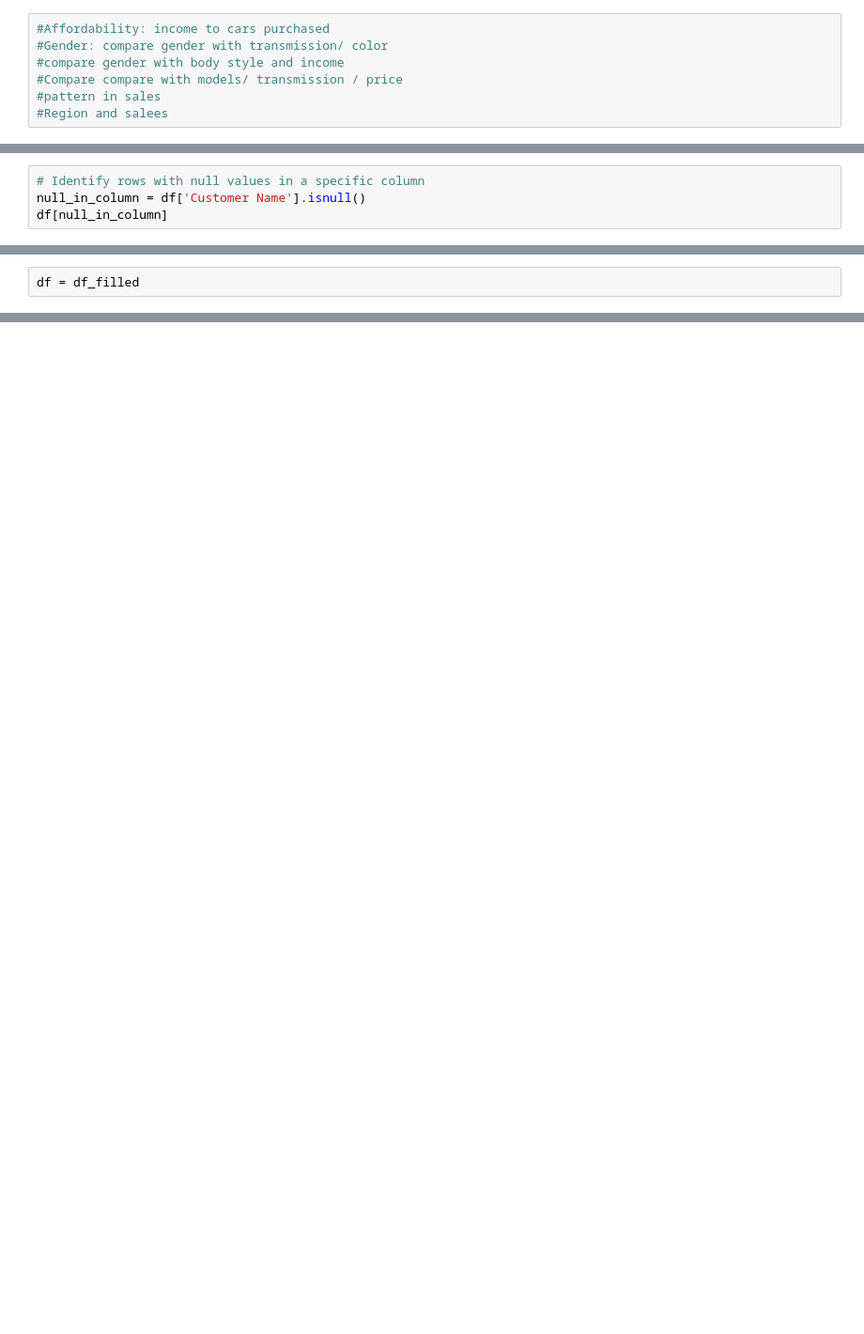
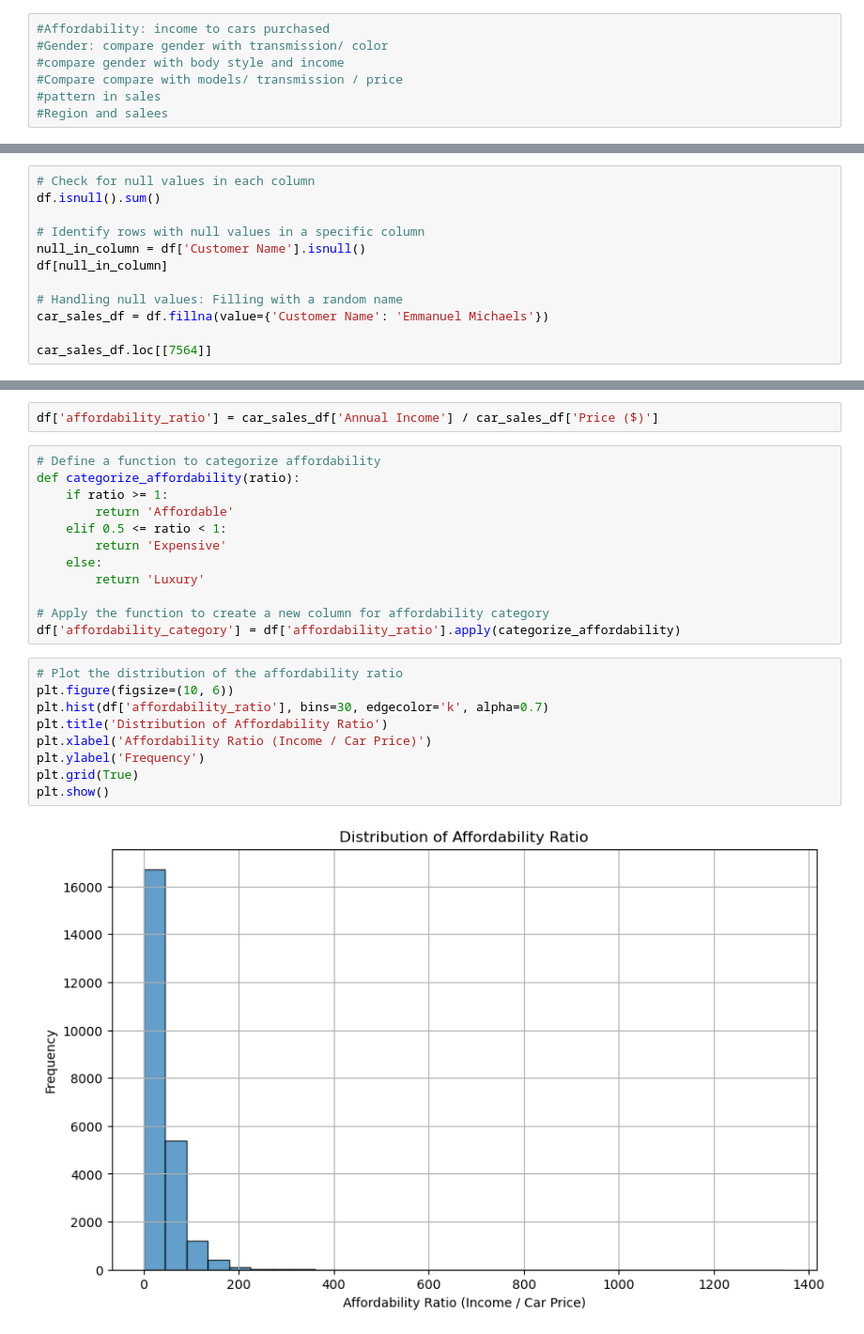
Before and after one commit to ikwabia/Car-Sales-, a Jupyter notebook: car_analysis.ipynb, the cells around one changed output, grey strips where cells are left out. Shown: that part at 94% size. Cells and saved outputs as stored; diff of their text form; blank space fills up the shorter version.

Commit message:
Run the  Affordability Analysis

```diff
--- a/car_analysis.ipynb
+++ b/car_analysis.ipynb
@@ -89,6 +45,14 @@ dtype: int64
 # %%
+# Check for null values in each column
+df.isnull().sum()
+
 # Identify rows with null values in a specific column
 null_in_column = df['Customer Name'].isnull()
 df[null_in_column]
+
+# Handling null values: Filling with a random name
+car_sales_df = df.fillna(value={'Customer Name': 'Emmanuel Michaels'})
+
+car_sales_df.loc[[7564]]
 # %% [output]
 |  | Car_id | Date | Customer Name | Gender | Annual Income | Dealer_Name | Company | Model | Engine | ... |
@@ -124,2 +59,0 @@ dtype: int64
-# %%
-df = df_filled
@@ -141,0 +60,25 @@ df
+# %%
+df['affordability_ratio'] = car_sales_df['Annual Income'] / car_sales_df['Price ($)']
+# %%
+# Define a function to categorize affordability
+def categorize_affordability(ratio):
+    if ratio >= 1:
+        return 'Affordable'
+    elif 0.5 <= ratio < 1:
+        return 'Expensive'
+    else:
+        return 'Luxury'
+
+# Apply the function to create a new column for affordability category
+df['affordability_category'] = df['affordability_ratio'].apply(categorize_affordability)
+# %%
+# Plot the distribution of the affordability ratio
+plt.figure(figsize=(10, 6))
+plt.hist(df['affordability_ratio'], bins=30, edgecolor='k', alpha=0.7)
+plt.title('Distribution of Affordability Ratio')
+plt.xlabel('Affordability Ratio (Income / Car Price)')
+plt.ylabel('Frequency')
+plt.grid(True)
+plt.show()
+# %% [output]
+[figure, added]
```
Also changed, not shown: parts of 14 cells of this notebook.
